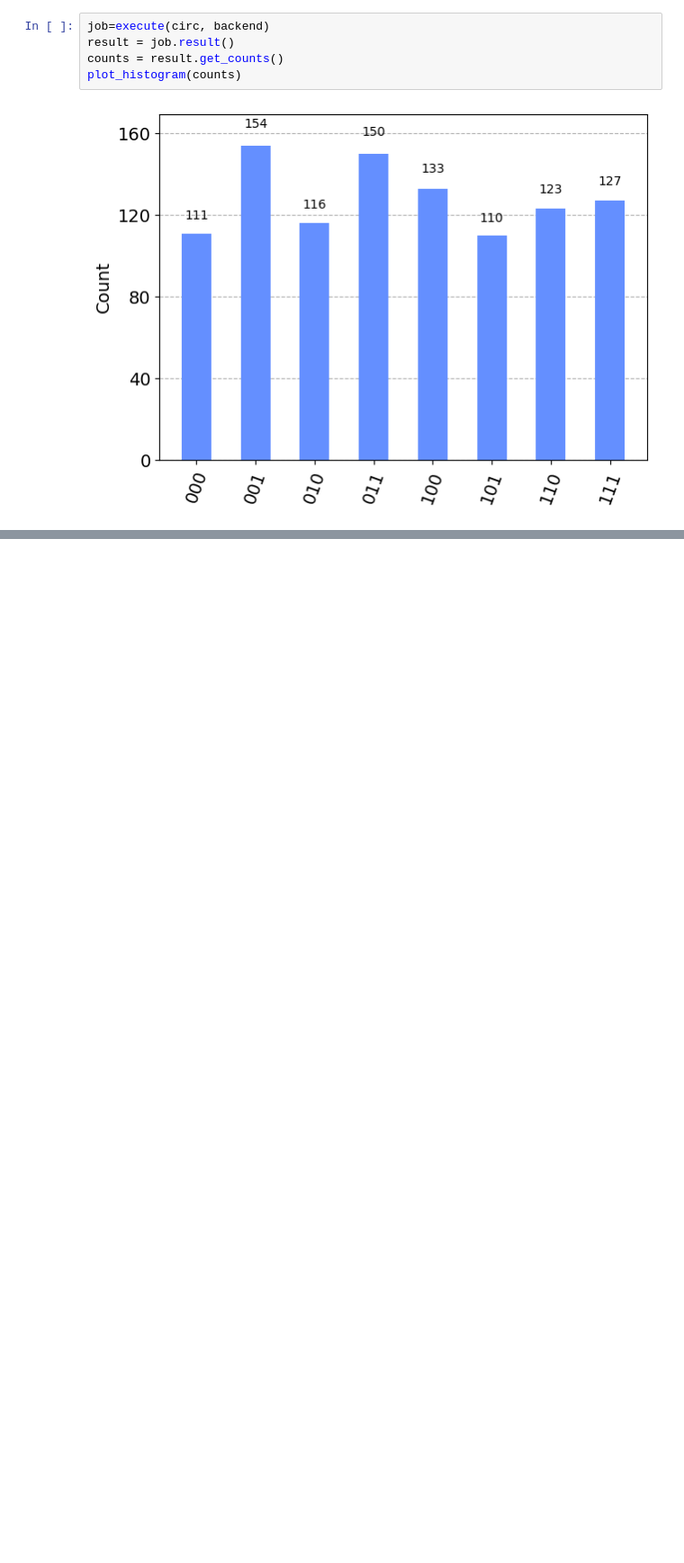
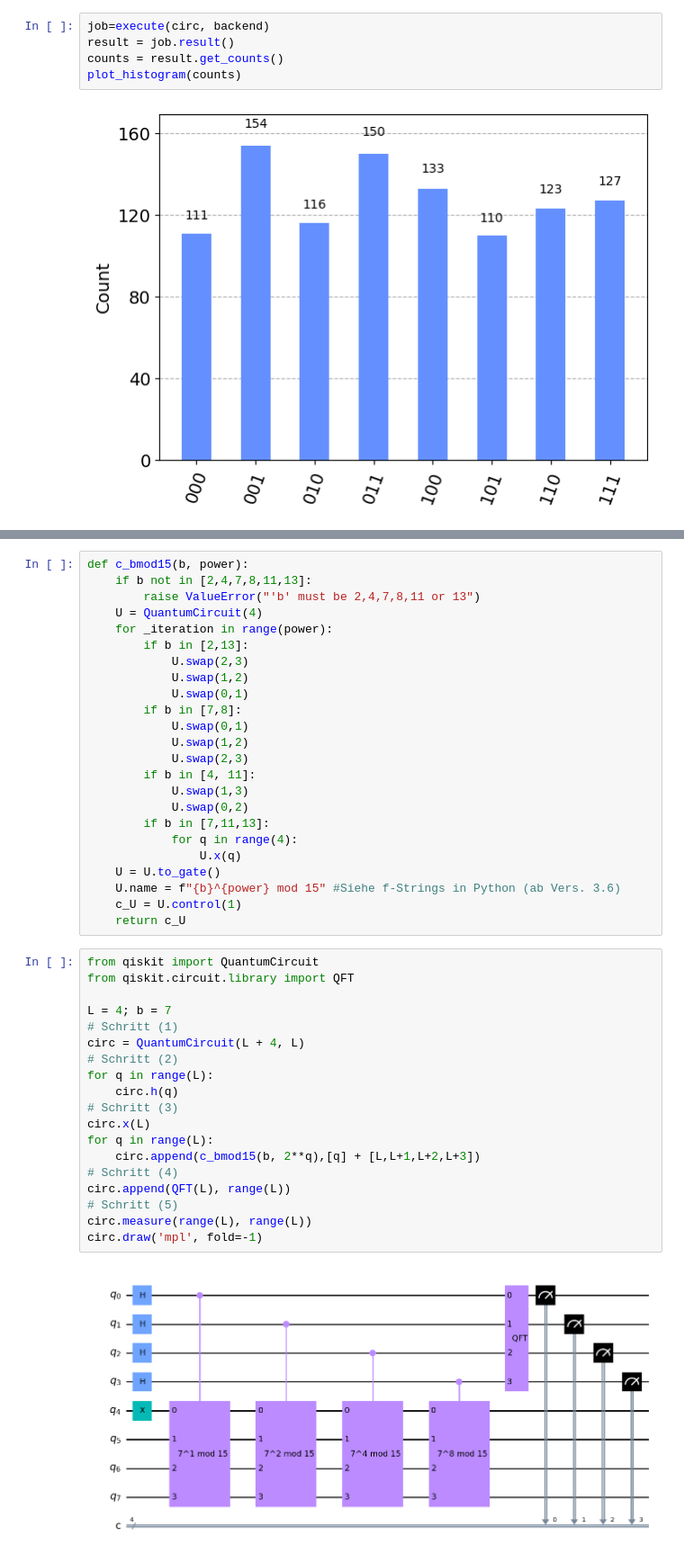
Before and after one commit to rubinhm/JupyterNBs, a Jupyter notebook: Jupyter Notebooks/16. ShorAlgorithmus.ipynb, the cells around one changed output, grey strips where cells are left out. Shown at 90% size. Cells and saved outputs as stored; diff of their text form; blank space fills up the shorter version.

```diff
--- a/Jupyter Notebooks/16. ShorAlgorithmus.ipynb
+++ b/Jupyter Notebooks/16. ShorAlgorithmus.ipynb
@@ -419,0 +461,45 @@ Nun können Sie sich relativ leicht selbst davon überzeugen, dass für die ecki
+# %%
+def c_bmod15(b, power):
+    if b not in [2,4,7,8,11,13]:
+        raise ValueError("'b' must be 2,4,7,8,11 or 13")
+    U = QuantumCircuit(4)
+    for _iteration in range(power):
+        if b in [2,13]:
+            U.swap(2,3)
+            U.swap(1,2)
+            U.swap(0,1)
+        if b in [7,8]:
+            U.swap(0,1)
+            U.swap(1,2)
+            U.swap(2,3)
+        if b in [4, 11]:
+            U.swap(1,3)
+            U.swap(0,2)
+        if b in [7,11,13]:
+            for q in range(4):
+                U.x(q)
+    U = U.to_gate()
+    U.name = f"{b}^{power} mod 15" #Siehe f-Strings in Python (ab Vers. 3.6)
+    c_U = U.control(1)
+    return c_U
+# %%
+from qiskit import QuantumCircuit
+from qiskit.circuit.library import QFT
+
+L = 4; b = 7
+# Schritt (1)
+circ = QuantumCircuit(L + 4, L)
+# Schritt (2)
+for q in range(L):
+    circ.h(q)
+# Schritt (3)
+circ.x(L)
+for q in range(L):
+    circ.append(c_bmod15(b, 2**q),[q] + [L,L+1,L+2,L+3])
+# Schritt (4)
+circ.append(QFT(L), range(L))
+# Schritt (5)
+circ.measure(range(L), range(L))
+circ.draw('mpl', fold=-1)
+# %% [output]
+[figure, added]
```
Also changed, not shown: parts of 6 cells of this notebook.
